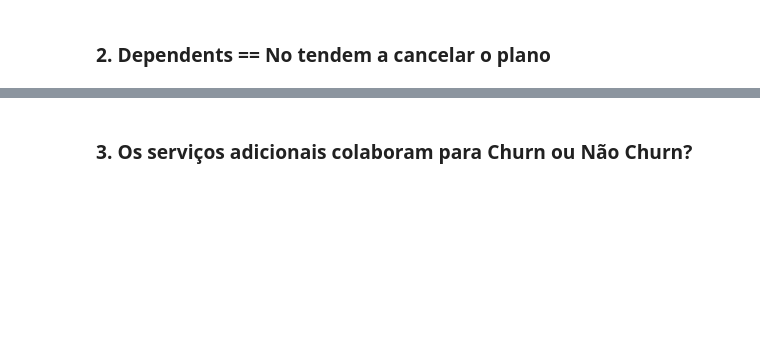
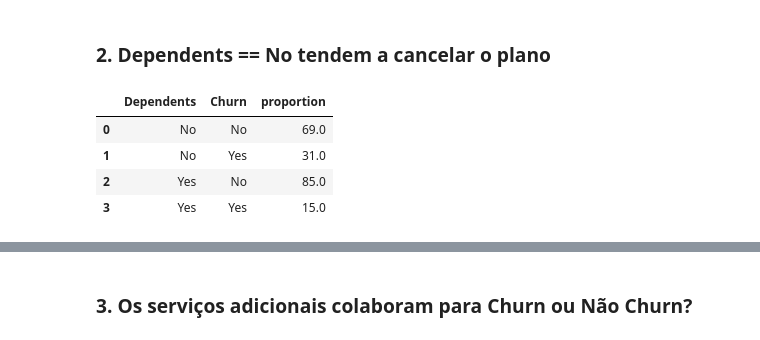
Before and after one commit to daianeklein/dnc, a Jupyter notebook: Telemarketing_churn.ipynb, the cells around one changed output, grey strips where cells are left out. Saved outputs shown, nothing was run; the diff lists cells and outputs as text; code cells hidden in the pictures; blank space fills up the shorter version.

```diff
--- a/Telemarketing_churn.ipynb
+++ b/Telemarketing_churn.ipynb
@@ -181,2 +209,13 @@ Name: count, dtype: int64
 # %% [markdown]
 ### 2. Dependents == No tendem a cancelar o plano
+# %%
+dependentes_df = df.groupby('Dependents')['Churn'].value_counts(normalize=True).reset_index()
+dependentes_df['proportion'] = round(dependentes_df['proportion'] * 100, 0)
+
+dependentes_df
+# %% [output]
+|  | Dependents | Churn | proportion |
+| 0 | No | No | 69.0 |
+| 1 | No | Yes | 31.0 |
+| 2 | Yes | No | 85.0 |
+| 3 | Yes | Yes | 15.0 |
```
Also changed, not shown: parts of 8 cells of this notebook.
